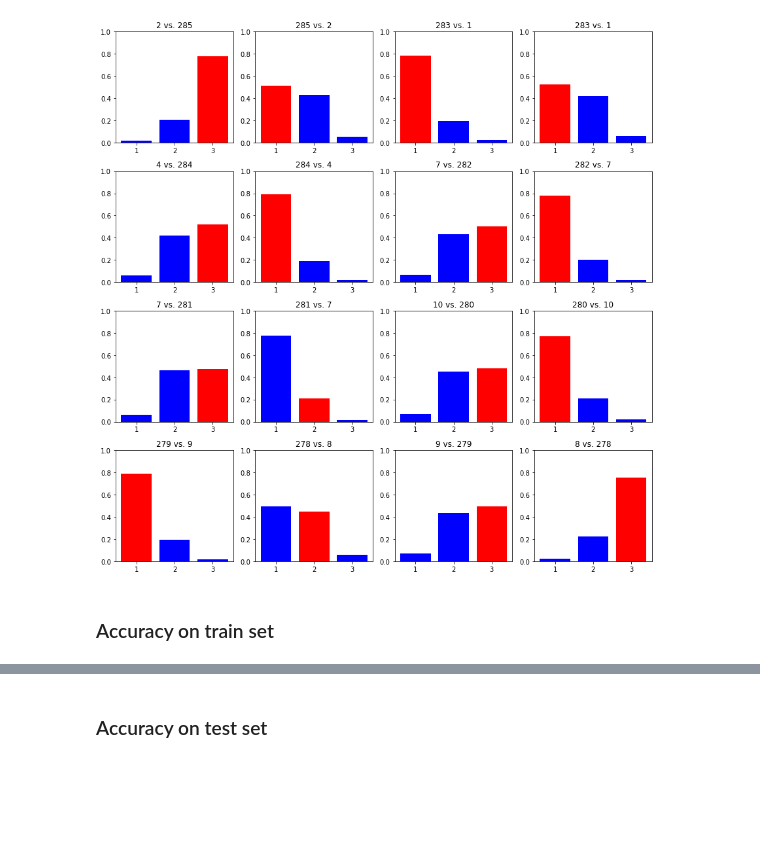
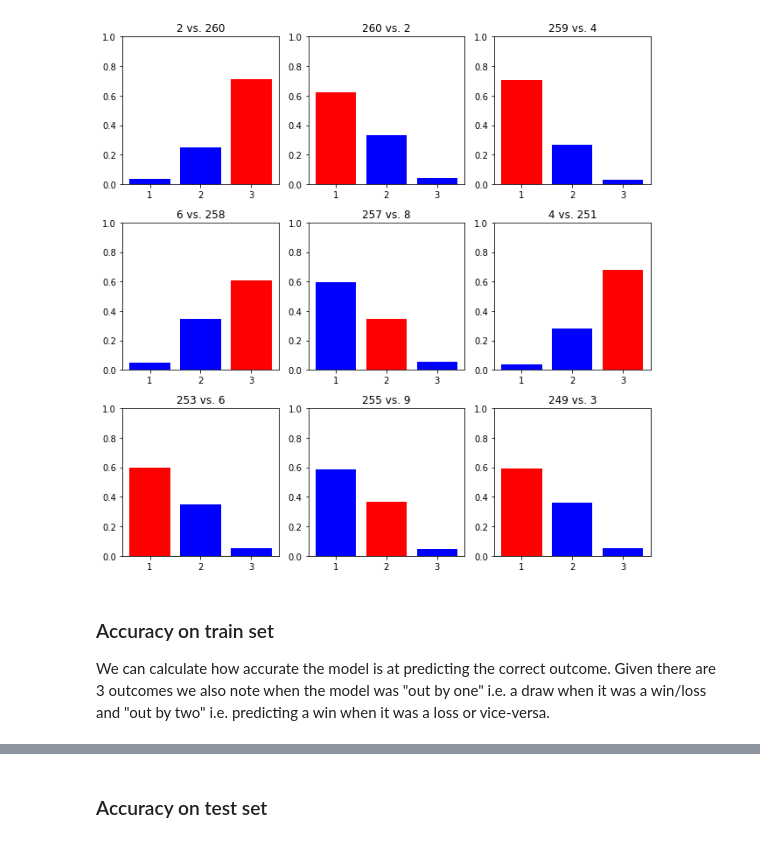
Before and after one commit to maw501/bayesian-chess-prediction, a Jupyter notebook: notebooks/2.fit_ordered_logistic_model.ipynb, the cells around one changed output, grey strips where cells are left out. Saved outputs shown, nothing was run; the diff lists cells and outputs as text; code cells hidden in the pictures; blank space fills up the shorter version.

Commit message:
tidy up model fit notebook

```diff
--- a/notebooks/2.fit_ordered_logistic_model.ipynb
+++ b/notebooks/2.fit_ordered_logistic_model.ipynb
@@ -92,8 +136,8 @@ test.loc[test["p2_in_train"], "p2_prior_rank"] = test.loc[
 ].apply(lambda x: id_to_rank[x])
 
 test["p1_prior_score"] = test["p1_elo"].apply(
-    lambda x: get_prior_score_from_elo(x)
+    lambda x: get_prior_score_from_elo(x - elo_mean, *params)
 )
 test["p2_prior_score"] = test["p2_elo"].apply(
-    lambda x: get_prior_score_from_elo(x)
+    lambda x: get_prior_score_from_elo(x - elo_mean, *params)
 )
@@ -106,3 +148,5 @@ INFO:pystan:COMPILING THE C++ CODE FOR MODEL anon_model_3a4707670fb913b4f41fac2f
+# %%
+model = get_stan_model(model_dir, model_name, load_compiled_model=True)
 # %%
 stan_data = {
     "num_players": num_players,
@@ -118,7 +162,7 @@ stan_data = {
     "sigma_a_scale": 0.5,
     "c_mu": np.array([-1.25, 1.25]),
     "c_scale": 0.5,
-    "w_mu": 5,
+    "w_mu": 0,
     "w_scale": 0.25,
     "fit_model": 1,
     "y": train_sorted["p1_outcome"].values,
@@ -135,7 +179,7 @@ stan_data = {
     "p1_test_white": test["p1_white"].values.astype(int),
 }
 # %%
-fit = ordered_model.sampling(data=stan_data)
+fit = model.sampling(data=stan_data)
 # %% [output]
 WARNING:pystan:Maximum (flat) parameter count (1000) exceeded: skipping diagnostic tests for n_eff and Rhat.
 To run all diagnostics call pystan.check_hmc_diagnostics(fit)
@@ -191,39 +240,43 @@ plt.yticks(range(1, plot_top_n_players + 1), ranked_ids[:plot_top_n_players]);
 # %%
 train_cls_probs = get_class_probs(params, "ypred")
 
-plot_n = 16
+plot_n = 9
 reverse = False
 colors = ["blue"] * 3
 
 plot_df = (
     train_sorted
     if not reverse
     else train_sorted.sort_values(
         ["abs_rank_diff", "p1_id"], ascending=[True, False]
     )
 )
 ranks = [
     f"{a} vs. {b}"
     for a, b in zip(
         train_sorted["p1_prior_rank"].values.astype(int),
         train_sorted["p2_prior_rank"].values.astype(int),
     )
 ]
+ranks = ranks[::-1] if reverse else ranks
+train_cls_probs_plot = np.flip(train_cls_probs, 0) if reverse else train_cls_probs
 
-fig, ax = plt.subplots(plot_n//4, 4, figsize=(12, 12))
+fig, ax = plt.subplots(plot_n//3, 3, figsize=(9, 9))
 ax = ax.ravel()
 
 for i in range(plot_n):
     bar_colors = colors.copy()
-    bar_colors[train_sorted["p1_outcome"].values[i] - 1] = "red"
-    ax[i].bar(range(1, 4), train_cls_probs[i, :], color=bar_colors)
+    bar_colors[plot_df["p1_outcome"].values[i] - 1] = "red"
+    ax[i].bar(range(1, 4), train_cls_probs_plot[i, :], color=bar_colors)
     ax[i].set_title(f"{ranks[i]}")
     ax[i].set_ylim(0, 1)
 plt.tight_layout();
 # %% [output]
-[figure, old version]
+[figure, new version]
-# %% [markdown]
-### Accuracy on train set
+# %% [markdown]
+### Accuracy on train set
+
+We can calculate how accurate the model is at predicting the correct outcome. Given there are 3 outcomes we also note when the model was "out by one" i.e. a draw when it was a win/loss and "out by two" i.e. predicting a win when it was a loss or vice-versa.
 # %%
 cls_pred = np.argmax(train_cls_probs, 1) + 1
 
```
Also changed, not shown: parts of 37 cells of this notebook.
